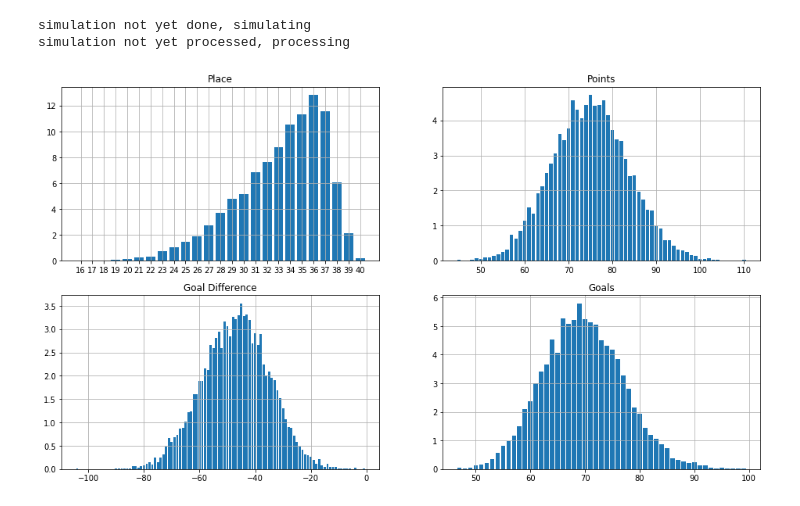
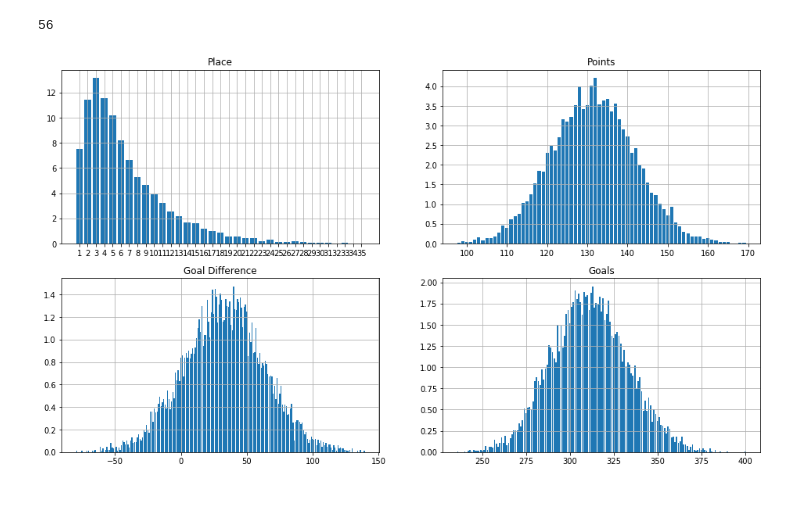
Before and after one commit to tchnvkng/python_notebooks, a Jupyter notebook: premier_league/pl2.ipynb, the cells around one changed output. Saved outputs shown, nothing was run; the diff lists cells and outputs as text; code cells hidden in the pictures.

```diff
--- a/premier_league/pl2.ipynb
+++ b/premier_league/pl2.ipynb
@@ -81,9 +116,9 @@ GoodLeague.process_current_results(all_data['ES'])
-# %%
-GoodLeague.team_report('Levante')
-# %% [output]
-simulation not yet done, simulating
-simulation not yet processed, processing
-[figure, removed]
+# %%
+GoodLeague.team_report('Man United')
+GoodLeague.current_points['Man United']
+# %% [output]
+56
+[figure, added]
 # %%
 GoodLeague.team_report('Man City')
 # %% [output]
```
Also changed, not shown: parts of 12 cells of this notebook, 1 other file.
